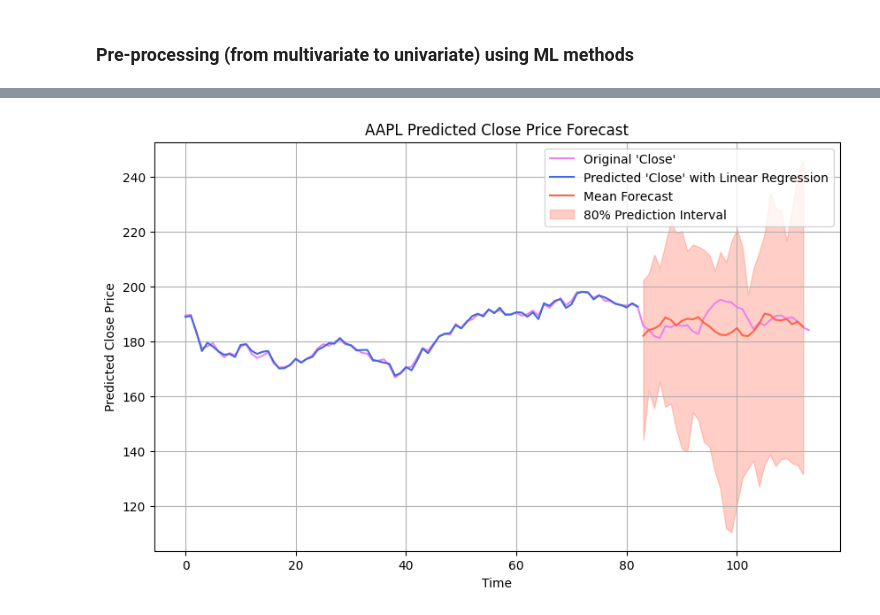
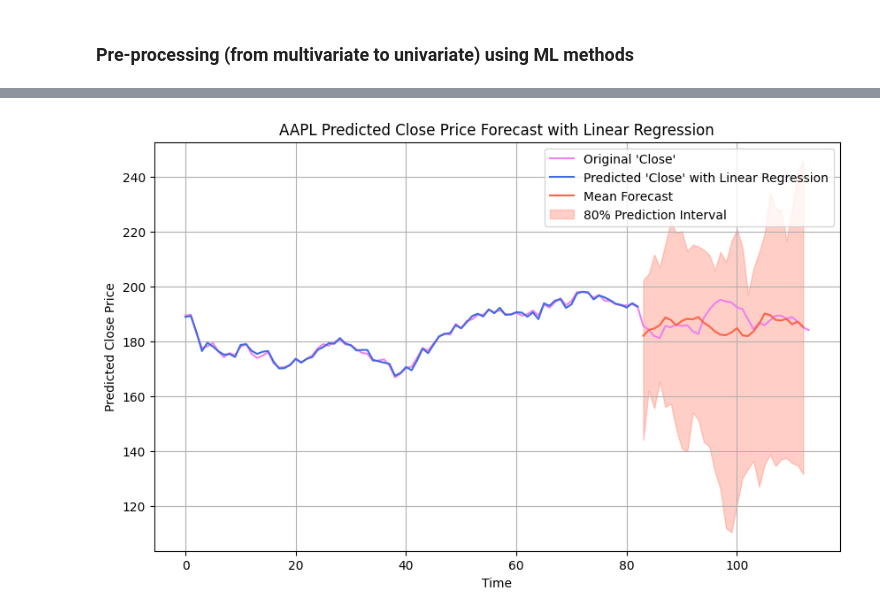
Before and after one commit to JackBstn/Chronos_multivariate, a Jupyter notebook: mv_chronos.ipynb, the cells around one changed output, grey strips where cells are left out. Cells and saved outputs as stored; diff of their text form; code cells hidden in the pictures.

Commit message:
Pre processing methods (both simple and ML-based) to transform multivariate input to univariate input and then apply chronos

```diff
--- a/mv_chronos.ipynb
+++ b/mv_chronos.ipynb
@@ -269,8 +212,6 @@ Variance: [ 0.35921618  0.5208636   1.185405    2.0834398   2.9230995   4.472213
 # %% [markdown]
 ### Pre-processing (from multivariate to univariate) using ML methods
 # %%
-# Soluzione 1: Modello di regressione lineare
-
 import pandas as pd
 import yfinance as yf
 import torch
@@ -278,6 +219,9 @@ from chronos import BaseChronosPipeline
 import matplotlib.pyplot as plt
 import numpy as np
 from sklearn.linear_model import LinearRegression
+from sklearn.ensemble import RandomForestRegressor
+from sklearn.svm import SVR
+from sklearn.preprocessing import StandardScaler
 
 # Imposta il seed per riproducibilità
 seed = 343126
@@ -292,55 +236,59 @@ data = yf.download(symbol, start="2023-09-01", end="2023-12-31", progress=False)
 data_to_predict = yf.download(symbol, start="2024-01-01", end="2024-02-15", progress=False)
 close_to_predict = data_to_predict['Close']
 
-# Step 1: Creare una serie temporale univariata basata su una regressione lineare
-# Variabili indipendenti
+# Preprocessamento dei dati
+scaler = StandardScaler()
 X = data[['Open', 'High', 'Low', 'Volume']].values
-# Variabile dipendente
 y = data['Close'].values
+X_scaled = scaler.fit_transform(X)
 
-# Modello di regressione lineare
-model = LinearRegression()
-model.fit(X, y)
-print(X.shape)
+# Modelli di regressione avanzata
+models = {
+    "Linear Regression": LinearRegression(),
+    "Random Forest": RandomForestRegressor(n_estimators=100, random_state=seed),
+    "Support Vector Regression": SVR(kernel='rbf')
+}
 
-# Previsione dei valori di Close
-predicted_close = model.predict(X)
-print(predicted_close.shape)
-
-# Step 2: Modello Chronos per il forecasting
+# Modello Chronos per il forecasting
 pipeline = BaseChronosPipeline.from_pretrained(
     "amazon/chronos-t5-tiny",
     device_map="cuda",  # Usa "cpu" se non hai una GPU disponibile
     torch_dtype=torch.bfloat16,
 )
 
-# Prepara i dati come serie temporale univariata
-close_prices = predicted_close  # Usa la serie calcolata
+# Visualizza e confronta i risultati
+all_close_values = np.concatenate([data['Close'].values, data_to_predict['Close'].values])
+forecast_index = range(len(data), len(data) + 30)
 
-# Step 3: Forecasting con Chronos
-forecast = pipeline.predict(
-    context=torch.tensor(close_prices), prediction_length=30
-)
+for model_name, model in models.items():
+    # Step 1: Fit del modello
+    model.fit(X_scaled, y)
 
-# Visualizzazione
-forecast_index = range(len(close_prices), len(close_prices) + 30)
-low, median, high = np.quantile(forecast[0].numpy(), [0.1, 0.5, 0.9], axis=0)
-mean_forecast = np.mean(forecast[0].numpy(), axis=0)
-variance_forecast = np.var(forecast[0].numpy(), axis=0)
+    # Previsione dei valori di Close
+    predicted_close = model.predict(X_scaled)
 
-print(f'Variance: {variance_forecast}')
+    # Step 2: Forecasting con Chronos
+    forecast = pipeline.predict(
+        context=torch.tensor(predicted_close), prediction_length=30
+    )
 
-all_close_values = np.concatenate([data['Close'].values, data_to_predict['Close'].values])
+    # Step 3: Visualizzazione dei risultati
+    low, median, high = np.quantile(forecast[0].numpy(), [0.1, 0.5, 0.9], axis=0)
+    mean_forecast = np.mean(forecast[0].numpy(), axis=0)
+    variance_forecast = np.var(forecast[0].numpy(), axis=0)
 
-plt.figure(figsize=(10, 6))
-plt.plot(all_close_values, color="violet", label="Original 'Close'")
-plt.plot(close_prices, color="royalblue", label="Predicted 'Close' with Linear Regression")
-plt.plot(forecast_index, mean_forecast, color="tomato", label="Mean Forecast")
-plt.fill_between(forecast_index, low, high, color="tomato", alpha=0.3, label="80% Prediction Interval")
-plt.title(f"{symbol} Predicted Close Price Forecast")
-plt.xlabel("Time")
-plt.ylabel("Predicted Close Price")
-plt.legend()
-plt.grid()
-plt.show()
+    print(f"{model_name} Variance: {variance_forecast}")
+
+    # Plotting the forecast
+    plt.figure(figsize=(10, 6))
+    plt.plot(all_close_values, color="violet", label="Original 'Close'")
+    plt.plot(predicted_close, color="royalblue", label=f"Predicted 'Close' with {model_name}")
+    plt.plot(forecast_index, mean_forecast, color="tomato", label="Mean Forecast")
+    plt.fill_between(forecast_index, low, high, color="tomato", alpha=0.3, label="80% Prediction Interval")
+    plt.title(f"{symbol} Predicted Close Price Forecast with {model_name}")
+    plt.xlabel("Time")
+    plt.ylabel("Predicted Close Price")
+    plt.legend()
+    plt.grid()
+    plt.show()
 # %% [output]
@@ -350,5 +296,5 @@ Variance: [ 386.1115   534.43835  623.6177   802.11584  950.67303  823.1825
   975.3084  1035.5541  1170.748   1172.6619  1648.1829  1966.2969
  2206.0579  2641.3203  2892.7847  3348.7163  3301.843   4351.4233
  4560.562   4169.4956  3856.2026  4578.9805  5575.4146  5626.4546
  5332.997   4512.399   3488.9468  2682.5715  2256.974   2212.9072 ]
-[figure, old version]
+[figure, new version]
```
Also changed, not shown: parts of 4 cells of this notebook.
